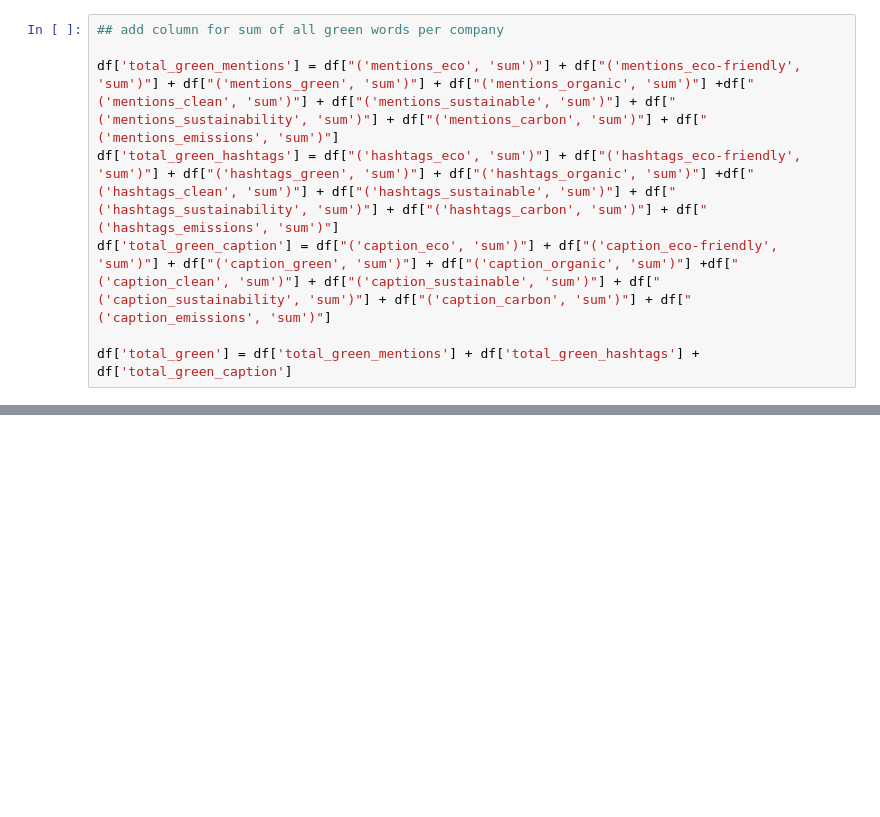
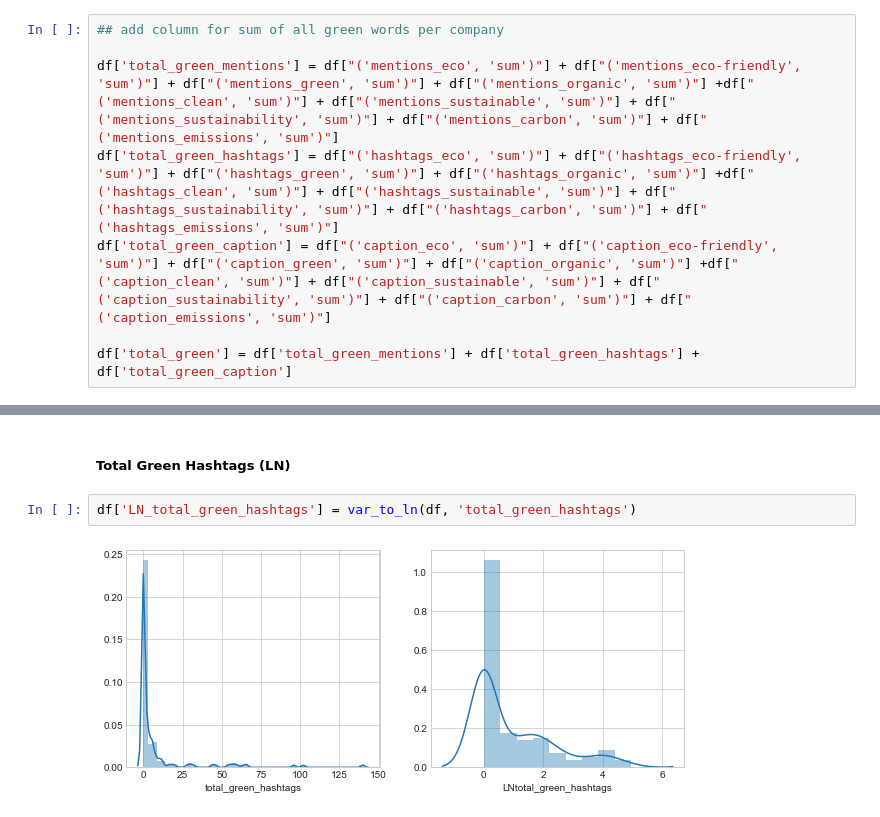
Before and after one commit to madelinekinnaird/quantifying-greenwashing, a Jupyter notebook: data_exploration.ipynb, the cells around one changed output, grey strips where cells are left out. Drawn from its saved outputs; the diff is of its cells as text; blank space fills up the shorter version.

```diff
--- a/data_exploration.ipynb
+++ b/data_exploration.ipynb
@@ -290,0 +298,6 @@ sns.scatterplot(x=df['LN_total_green'],y=d['environment_rating'],ax=plt.gca(), h
+# %% [markdown]
+##### Total Green Hashtags (LN)
+# %%
+df['LN_total_green_hashtags'] = var_to_ln(df, 'total_green_hashtags')
+# %% [output]
+[figure, added]
```
Also changed, not shown: parts of 31 cells of this notebook, 3 other files.
